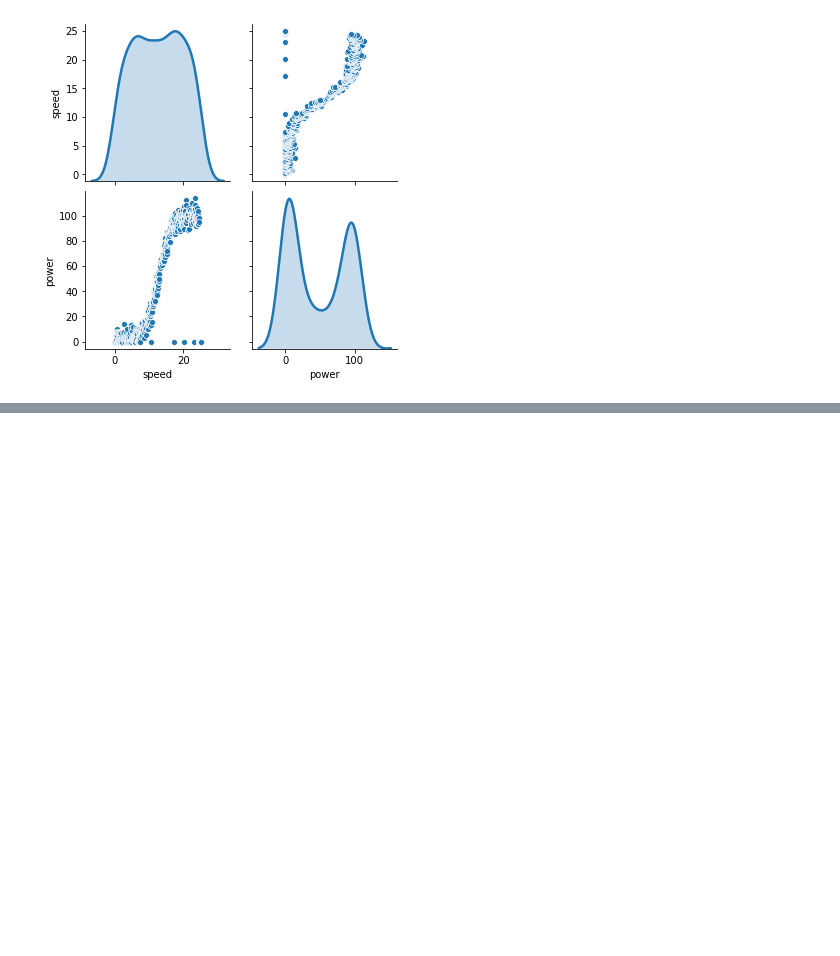
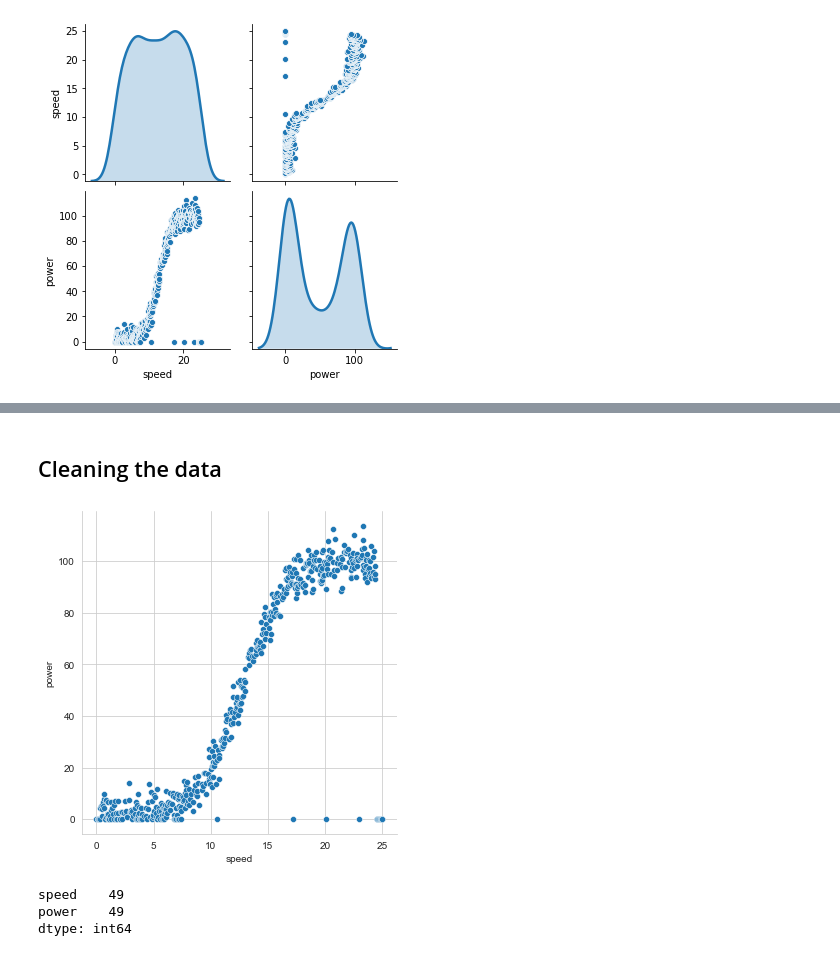
Before and after one commit to NiamhOL/Machine-Learning-and-Statistics-Project-2020, a Jupyter notebook: MLSProject2020.ipynb, the cells around one changed output, grey strips where cells are left out. Saved outputs shown, nothing was run; the diff lists cells and outputs as text; code cells hidden in the pictures; blank space fills up the shorter version.

```diff
--- a/MLSProject2020.ipynb
+++ b/MLSProject2020.ipynb
@@ -61,3 +54,5 @@ Data columns (total 2 columns):
  1   power   500 non-null    float64
 dtypes: float64(2)
 memory usage: 7.9 KB
+# %%
+ds = pd.read_csv("powerproduction.csv")
@@ -130,0 +143,12 @@ sns.pairplot(df, diag_kind = 'kde')
+# %% [markdown]
+## Cleaning the data
+# %%
+sns.relplot(x="speed", y="power", data=ds);
+# %% [output]
+[figure, added]
+# %%
+ds[ds.power == 0].count()
+# %% [output]
+speed    49
+power    49
+dtype: int64
```
Also changed, not shown: parts of 42 cells of this notebook, 1 other file.
